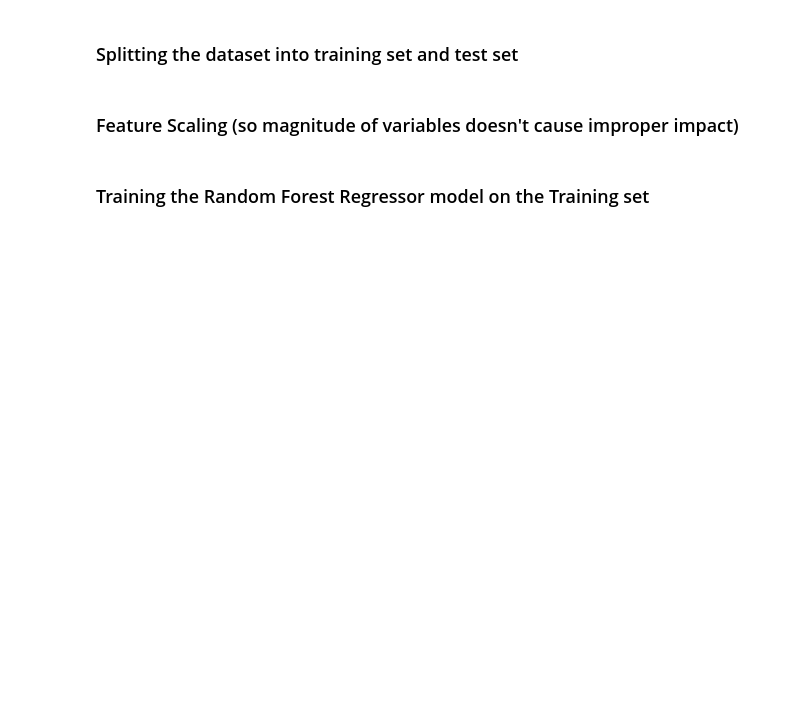
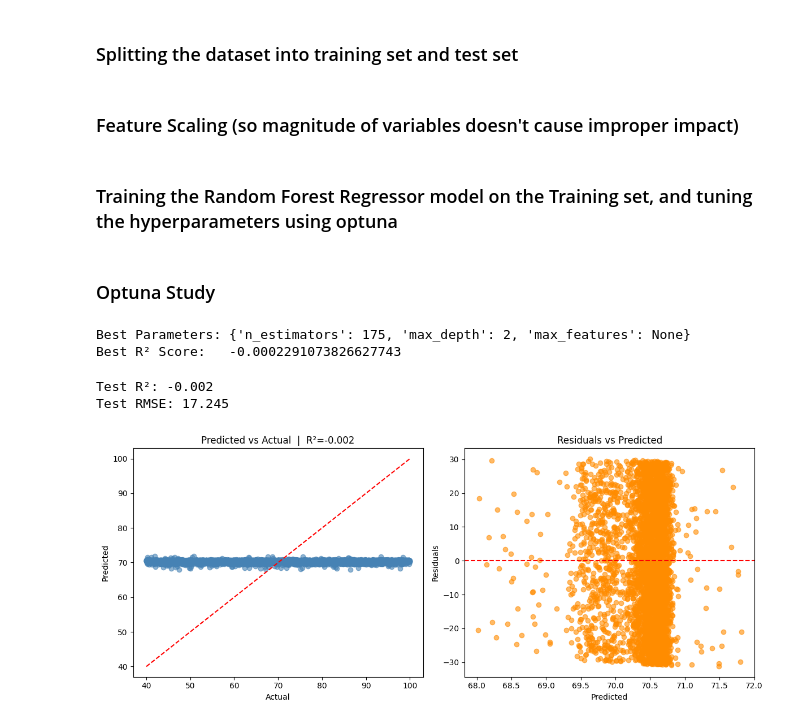
Before and after one commit to AshtonBeresford/AI_assignment2, a Jupyter notebook: assignment2.ipynb, the cells around one changed output. Drawn from its saved outputs; the diff is of its cells as text; code cells hidden in the pictures; blank space fills up the shorter version.

Commit message:
progress
basically used ai to help me understand hyperparameters more, I will probably make a new file with a new csv folder altogether later at this point

```diff
--- a/assignment2.ipynb
+++ b/assignment2.ipynb
@@ -31,9 +35,9 @@ x_train, x_test, y_train, y_test = train_test_split(x, y, test_size = 0.2, rando
 # %% [markdown]
 ### Feature Scaling (so magnitude of variables doesn't cause improper impact)
 # %%
-from sklearn.preprocessing import StandardScaler
-sc = StandardScaler()
-x_train = sc.fit_transform(x_train)
-x_test = sc.transform(x_test)
+#from sklearn.preprocessing import StandardScaler
+#sc = StandardScaler()
+#x_train = sc.fit_transform(x_train)
+#x_test = sc.transform(x_test)
 # %% [markdown]
-### Training the Random Forest Regressor model on the Training set
+### Training the Random Forest Regressor model on the Training set, and tuning the hyperparameters using optuna
@@ -40,8 +56,53 @@ x_test = sc.transform(x_test)
+# %% [markdown]
+### Optuna Study
+# %%
+study = optuna.create_study(direction='maximize')        # we want to maximise R²
+study.optimize(objective, n_trials=100, show_progress_bar=True)
+# calls objective() 100 times, each time trying smarter hyperparameter combinations
+# %%
+# ── Print Best Results ────────────────────────────────────────────────────────
+print("Best Parameters:", study.best_params)   # the winning hyperparameter combination
+print("Best R² Score:  ", study.best_value)    # the R² score those params achieved
+# %% [output]
+Best Parameters: {'n_estimators': 175, 'max_depth': 2, 'max_features': None}
+Best R² Score:   -0.0002291073826627743
 # %%
-from sklearn.ensemble import RandomForestRegressor
-regressor = RandomForestRegressor(n_estimators = 15, random_state = 0)
-regressor.fit(x_train, y_train)
-y_pred = regressor.predict(x_test)
+best_regressor = RandomForestRegressor(**study.best_params, random_state=0)
+best_regressor.fit(x_train, y_train)
+y_pred = best_regressor.predict(x_test)
+# ── Evaluate ──────────────────────────────────────────────────────────────────
+r2   = r2_score(y_test, y_pred)                          # how well predictions match actuals (1.0 is perfect)
+rmse = np.sqrt(mean_squared_error(y_test, y_pred))       # average prediction error in original units
+print(f"Test R²: {r2:.3f}")
+print(f"Test RMSE: {rmse:.3f}")
+
+# ── Plot Results ──────────────────────────────────────────────────────────────
+fig, axes = plt.subplots(1, 2, figsize=(12, 5))          # create 2 side by side plots
+
+# Plot 1 — Predicted vs Actual
+ax = axes[0]
+ax.scatter(y_test, y_pred, color='steelblue', alpha=0.6) # each dot is one prediction
+min_val, max_val = min(y_test.min(), y_pred.min()), max(y_test.max(), y_pred.max())
+ax.plot([min_val, max_val], [min_val, max_val], 'r--')   # perfect prediction line
+ax.set_xlabel('Actual')
+ax.set_ylabel('Predicted')
+ax.set_title(f'Predicted vs Actual  |  R²={r2:.3f}')
+
+# Plot 2 — Residuals (prediction errors)
+ax = axes[1]
+residuals = y_test.values - y_pred                       # difference between actual and predicted
+ax.scatter(y_pred, residuals, color='darkorange', alpha=0.6)
+ax.axhline(0, color='red', linestyle='--')               # zero error line — dots should scatter around this
+ax.set_xlabel('Predicted')
+ax.set_ylabel('Residuals')
+ax.set_title('Residuals vs Predicted')
+
+plt.tight_layout()                                       # prevents plots overlapping
+plt.show()
+# %% [output]
+Test R²: -0.002
+Test RMSE: 17.245
+[figure, added]
 # %%
 plt.scatter(y_test, y_pred)
 plt.plot([min(y_test), max(y_test)],
```
Also changed, not shown: parts of 4 cells of this notebook, 2 other files.
